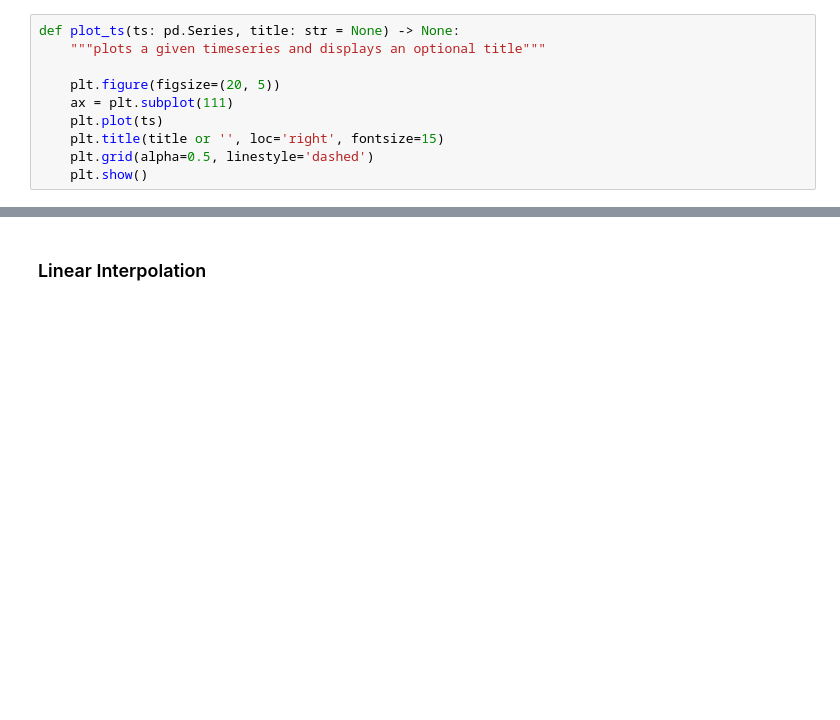
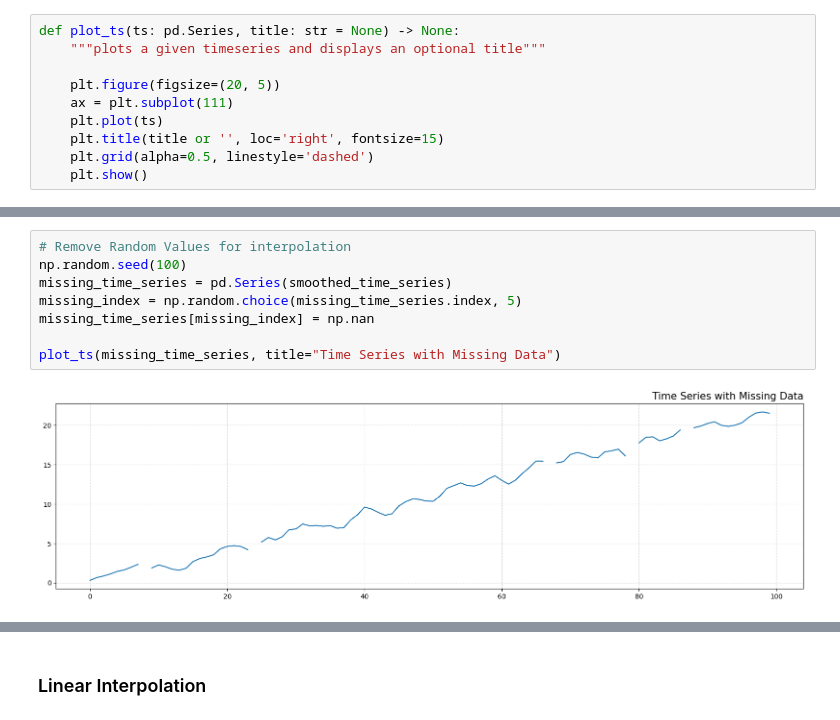
Before and after one commit to talhajamal11/mathematical_modelling, a Jupyter notebook: src/Time Series/interpolation_extrapolation.ipynb, the cells around one changed output, grey strips where cells are left out. Drawn from its saved outputs; the diff is of its cells as text; blank space fills up the shorter version.

```diff
--- a/src/Time Series/interpolation_extrapolation.ipynb
+++ b/src/Time Series/interpolation_extrapolation.ipynb
@@ -40,0 +38,10 @@ plot_ts(time_series, title='TimeSeries Data')
+# %%
+# Remove Random Values for interpolation
+np.random.seed(100)
+missing_time_series = pd.Series(smoothed_time_series)
+missing_index = np.random.choice(missing_time_series.index, 5)
+missing_time_series[missing_index] = np.nan
+
+plot_ts(missing_time_series, title="Time Series with Missing Data")
+# %% [output]
+[figure, added]
```
Also changed, not shown: parts of 5 cells of this notebook.
